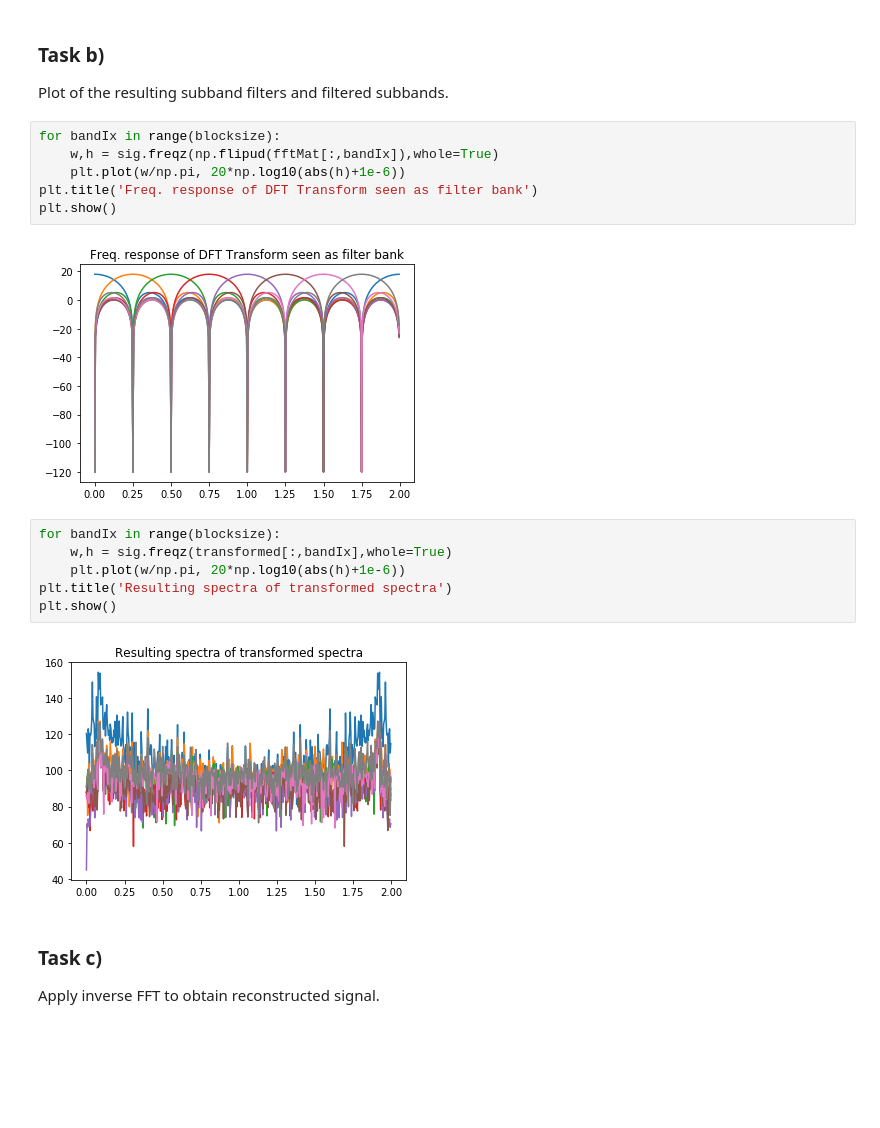
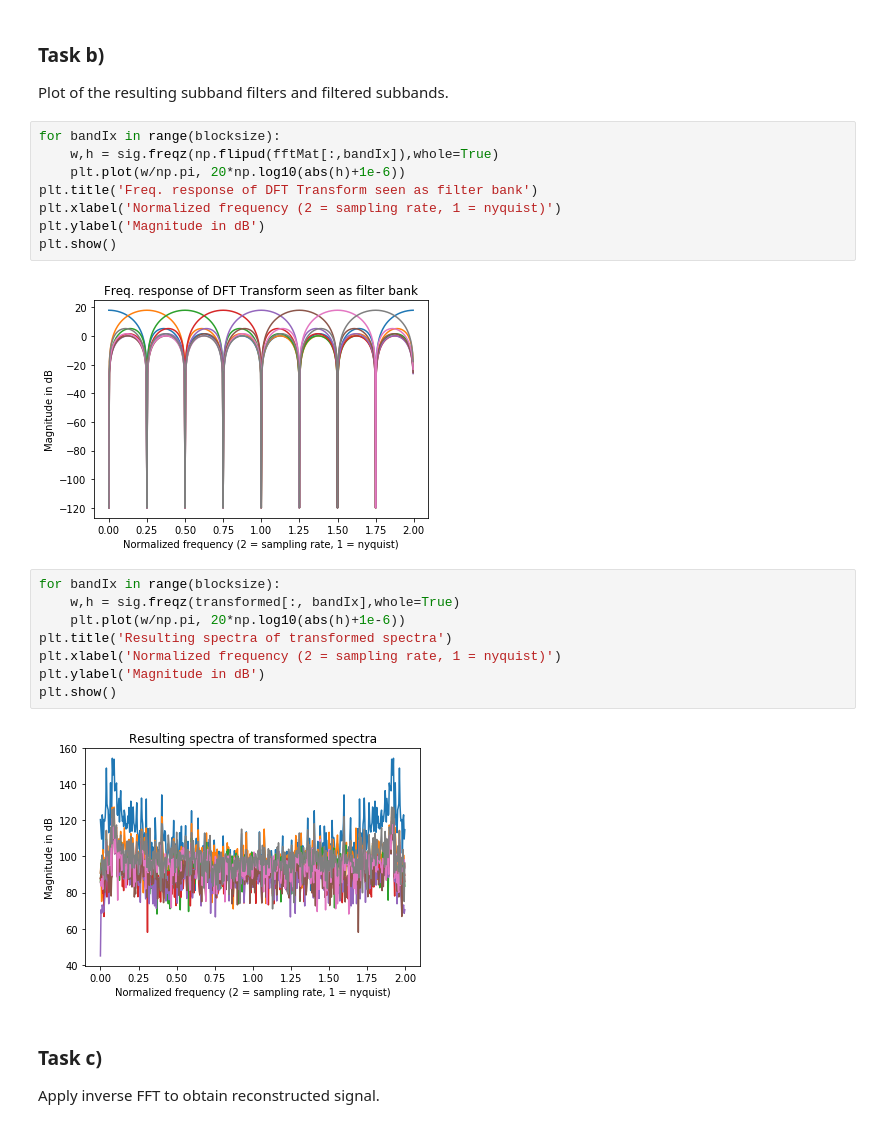
Before and after one commit to jole6826/MRSP, a Jupyter notebook: MRSP_sem4.ipynb, the cells around one changed output. Cells and saved outputs as stored; diff of their text form; blank space fills up the shorter version.

```diff
--- a/MRSP_sem4.ipynb
+++ b/MRSP_sem4.ipynb
@@ -92,17 +114,21 @@ for bandIx in range(blocksize):
     w,h = sig.freqz(np.flipud(fftMat[:,bandIx]),whole=True)
     plt.plot(w/np.pi, 20*np.log10(abs(h)+1e-6))
 plt.title('Freq. response of DFT Transform seen as filter bank')
+plt.xlabel('Normalized frequency (2 = sampling rate, 1 = nyquist)')
+plt.ylabel('Magnitude in dB')
 plt.show()
 # %% [output]
-[figure, old version]
+[figure, new version]
 # %%
 for bandIx in range(blocksize):
-    w,h = sig.freqz(transformed[:,bandIx],whole=True)
+    w,h = sig.freqz(transformed[:, bandIx],whole=True)
     plt.plot(w/np.pi, 20*np.log10(abs(h)+1e-6))
 plt.title('Resulting spectra of transformed spectra')
+plt.xlabel('Normalized frequency (2 = sampling rate, 1 = nyquist)')
+plt.ylabel('Magnitude in dB')
 plt.show()
 # %% [output]
-[figure, old version]
+[figure, new version]
 # %% [markdown]
 ### Task c)
 Apply inverse FFT to obtain reconstructed signal.
```
Also changed, not shown: parts of 9 cells of this notebook.
